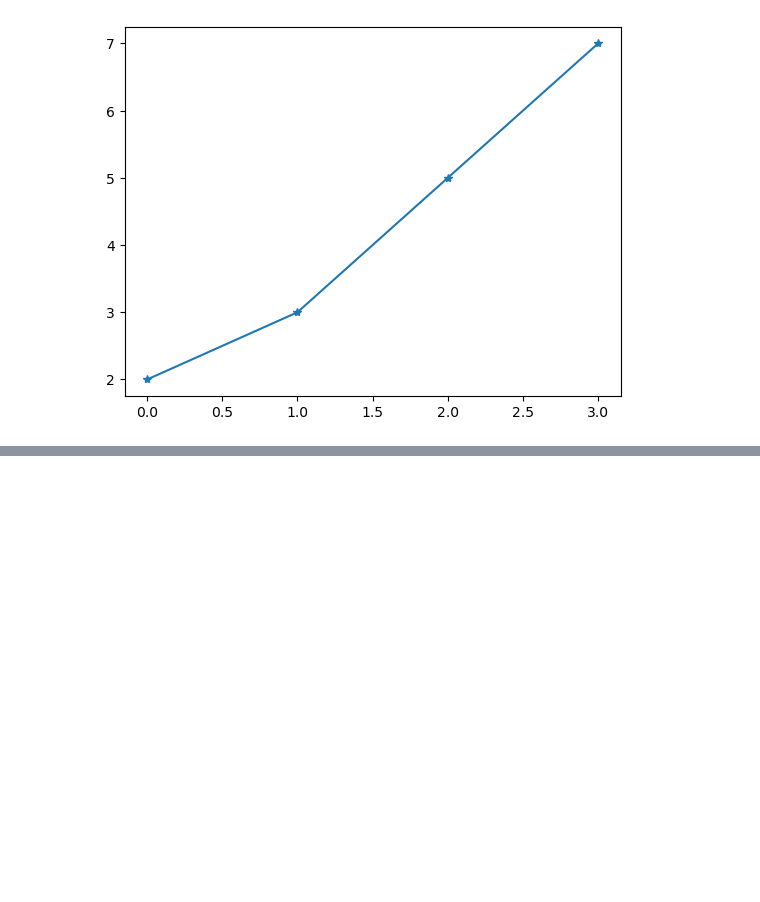
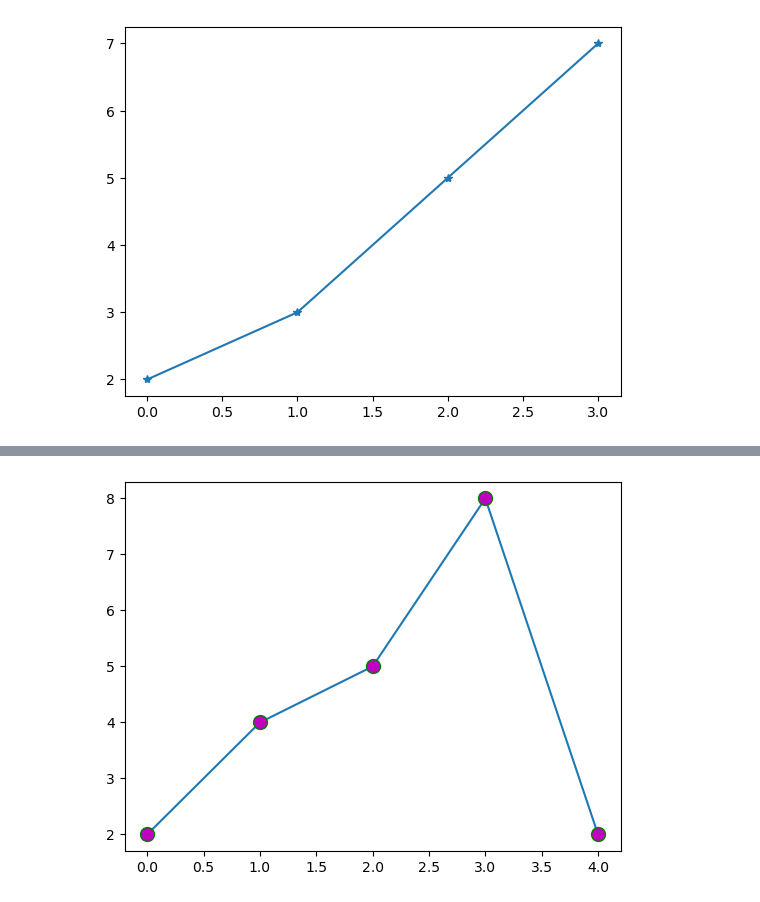
Before and after one commit to Joelson-Dieter/JupyterNotebook.ipynb, a Jupyter notebook: matplotlib.ipynb/marker.ipynb, the cells around one changed output, grey strips where cells are left out. Saved outputs shown, nothing was run; the diff lists cells and outputs as text; code cells hidden in the pictures; blank space fills up the shorter version.

```diff
--- a/matplotlib.ipynb/marker.ipynb
+++ b/matplotlib.ipynb/marker.ipynb
@@ -18,0 +27,8 @@ plt.show()
+# %%
+import matplotlib.pyplot as plt
+import numpy as np
+ypoints = np.array([2,4,5,8,2])
+plt.plot(ypoints,marker='o',ms=10,mec='g',mfc='m')
+plt.show()
+# %% [output]
+[figure, added]
```
Also changed, not shown: parts of 5 cells of this notebook.
